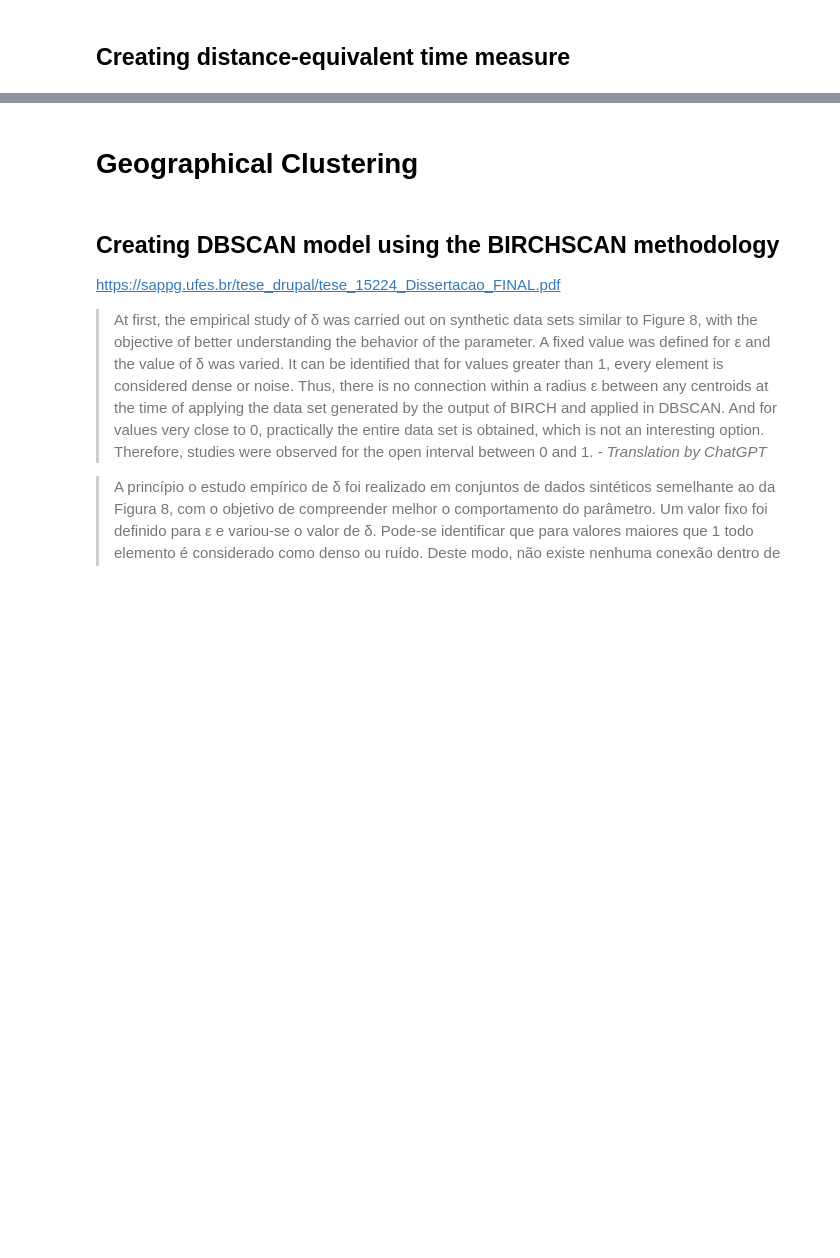
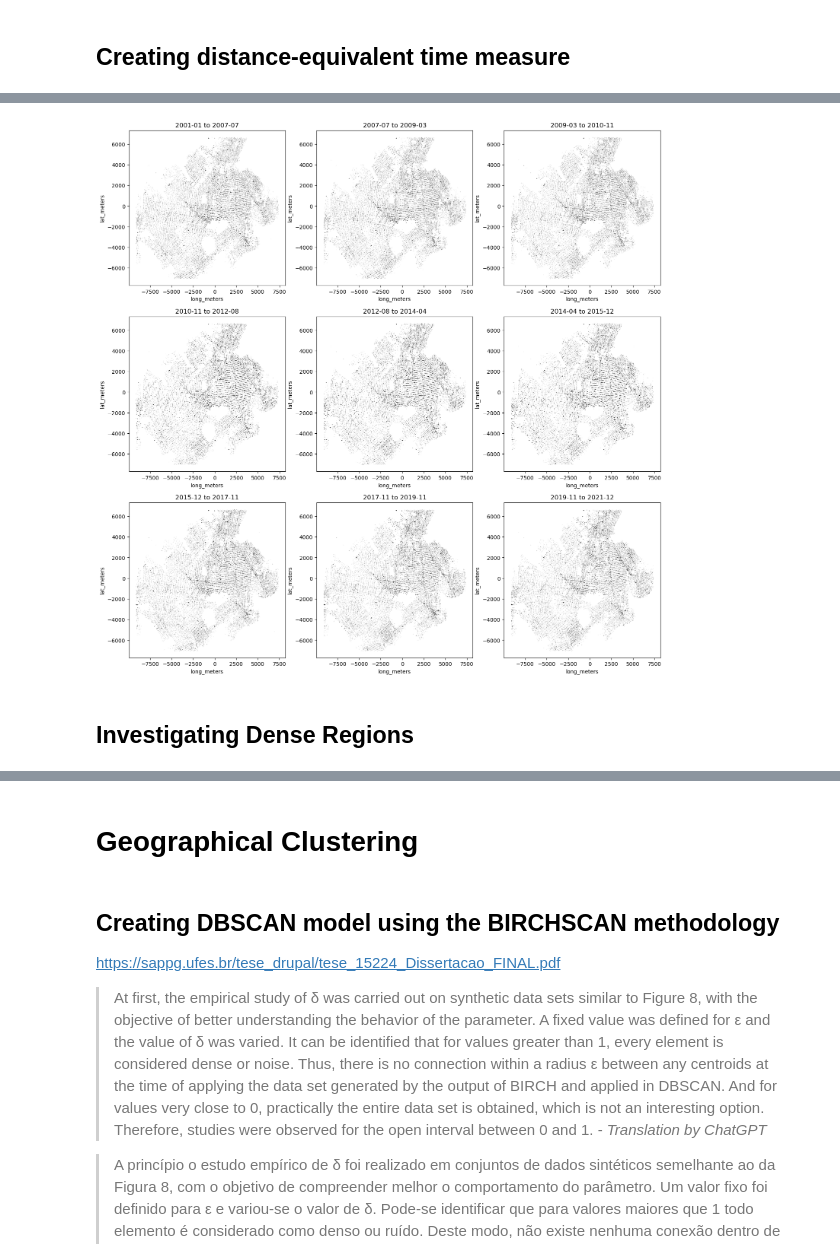
Before and after one commit to pedroteche-ih/nyc_crime, a Jupyter notebook: Data Exploration.ipynb, the cells around one changed output, grey strips where cells are left out. Drawn from its saved outputs; the diff is of its cells as text; code cells hidden in the pictures; blank space fills up the shorter version.

```diff
--- a/Data Exploration.ipynb
+++ b/Data Exploration.ipynb
@@ -275,18 +266,17 @@ for var in crime_vars:
 # %%
-tb_nyc_model["lat_demean"] = tb_nyc_model["Latitude"] - tb_nyc_model["Latitude"].mean()
+tb_nyc_model["lat_demean"] = (
+    tb_nyc_model["X_COORD_CD"] - tb_nyc_model["X_COORD_CD"].mean()
+)
 tb_nyc_model["long_demean"] = (
-    tb_nyc_model["Longitude"] - tb_nyc_model["Longitude"].mean()
+    tb_nyc_model["Y_COORD_CD"] - tb_nyc_model["Y_COORD_CD"].mean()
 )
-tb_nyc_model["lat_meters"] = (
-    tb_nyc_model.apply(lambda x: lat_to_m(x["Latitude"], x["Longitude"]), axis=1)
-    * tb_nyc_model["lat_demean"]
-)
-tb_nyc_model["long_meters"] = (
-    tb_nyc_model.apply(lambda x: lon_to_m(x["Latitude"], x["Longitude"]), axis=1)
-    * tb_nyc_model["long_demean"]
-)
+tb_nyc_model["lat_meters"] = tb_nyc_model["lat_demean"] / 3.28
+tb_nyc_model["long_meters"] = tb_nyc_model["long_demean"] / 3.28
 # %% [markdown]
 ## Creating distance-equivalent time measure
 # %%
-tb_nyc_model["months"] = (((tb_nyc_model["CMPLNT_FR_DATE"] - tb_nyc_model["CMPLNT_FR_DATE"].min())/pd.Timedelta(1, unit="D"))/30.4)
+tb_nyc_model["months"] = (
+    (tb_nyc_model["CMPLNT_FR_DATE"] - tb_nyc_model["CMPLNT_FR_DATE"].median())
+    / pd.Timedelta(1, unit="D")
+) / 30.4
 tb_nyc_model["year"] = tb_nyc_model["CMPLNT_FR_DATE"].dt.year
@@ -299,0 +283,2 @@ sns.scatterplot(
+# %%
+tb_nyc_model["cut_month"] = pd.qcut(tb_nyc_model["months"], 9)
@@ -299,0 +299,25 @@ sns.scatterplot(
+# %%
+fig, ax = plt.subplots(3, 3, figsize=(18, 18))
+for cat, i in zip(tb_nyc_model["cut_month"].cat.categories, range(9)):
+    row = i // 3
+    col = i % 3
+    sns.scatterplot(
+        data=tb_nyc_model[tb_nyc_model["cut_month"] == cat],
+        x="long_meters",
+        y="lat_meters",
+        color="black",
+        alpha=0.1,
+        s=1,
+        ax=ax[row][col],
+    )
+    min_date = tb_nyc_model.loc[
+        tb_nyc_model["cut_month"] == cat, "CMPLNT_FR_DATE"
+    ].min()
+    max_date = tb_nyc_model.loc[
+        tb_nyc_model["cut_month"] == cat, "CMPLNT_FR_DATE"
+    ].max()
+    ax[row][col].set_title(f"{min_date:%Y-%m} to {max_date:%Y-%m}")
+# %% [output]
+[figure, added]
+# %% [markdown]
+## Investigating Dense Regions
```
Also changed, not shown: parts of 43 cells of this notebook, 9 other files.
